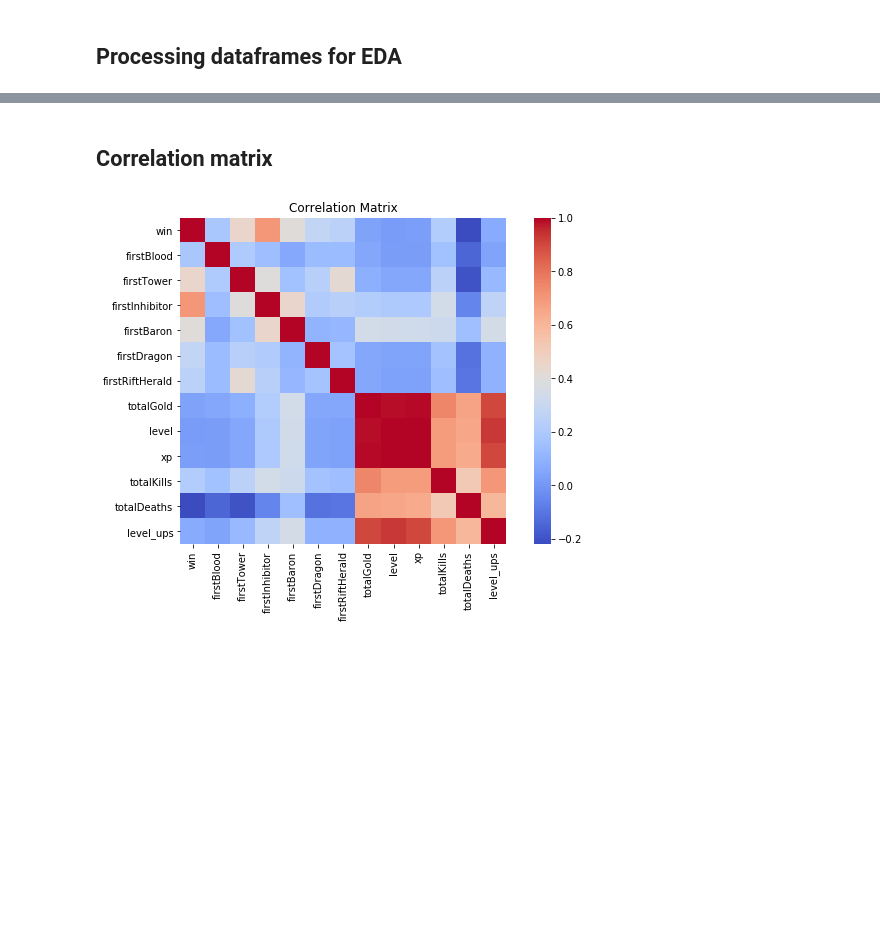
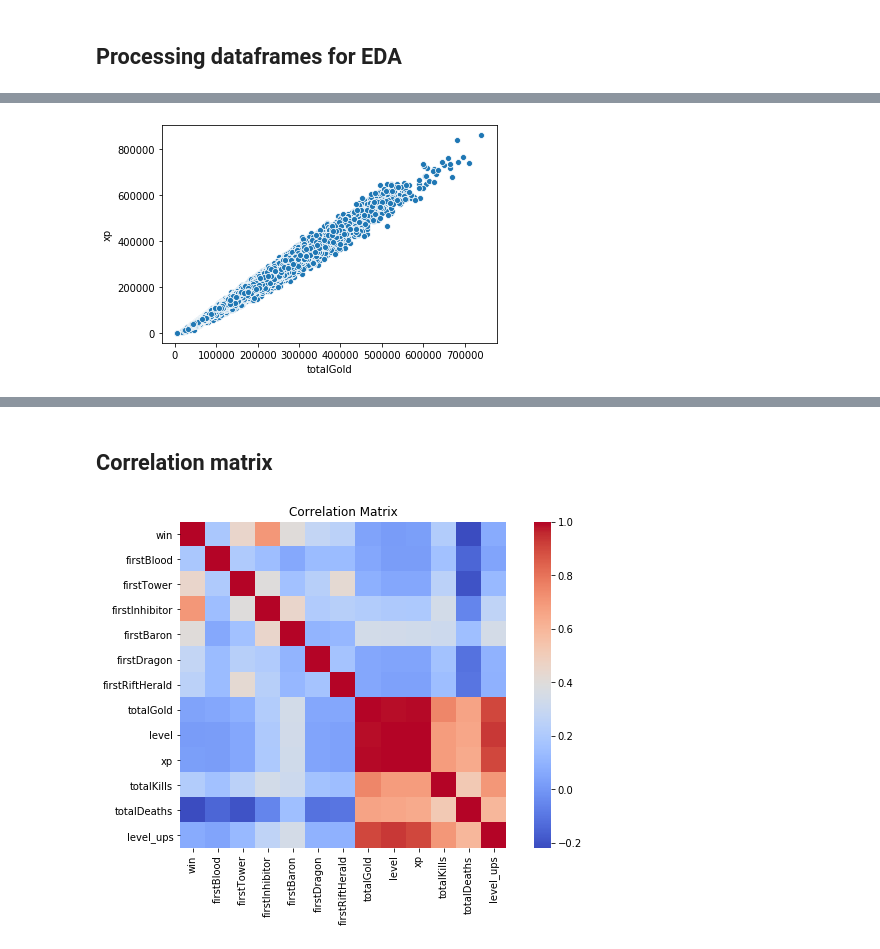
Before and after one commit to anotherjonlee/MLoL, a Jupyter notebook: notebooks/EDA.ipynb, the cells around one changed output, grey strips where cells are left out. Cells and saved outputs as stored; diff of their text form; code cells hidden in the pictures; blank space fills up the shorter version.

```diff
--- a/notebooks/EDA.ipynb
+++ b/notebooks/EDA.ipynb
@@ -42,0 +38,7 @@ plt.show()
+# %%
+fig,ax = plt.subplots()
+sns.scatterplot(x='totalGold',y='xp',data=df_eda,ax=ax)
+
+plt.show()
+# %% [output]
+[figure, added]
```
Also changed, not shown: parts of 7 cells of this notebook, 11 other files.
